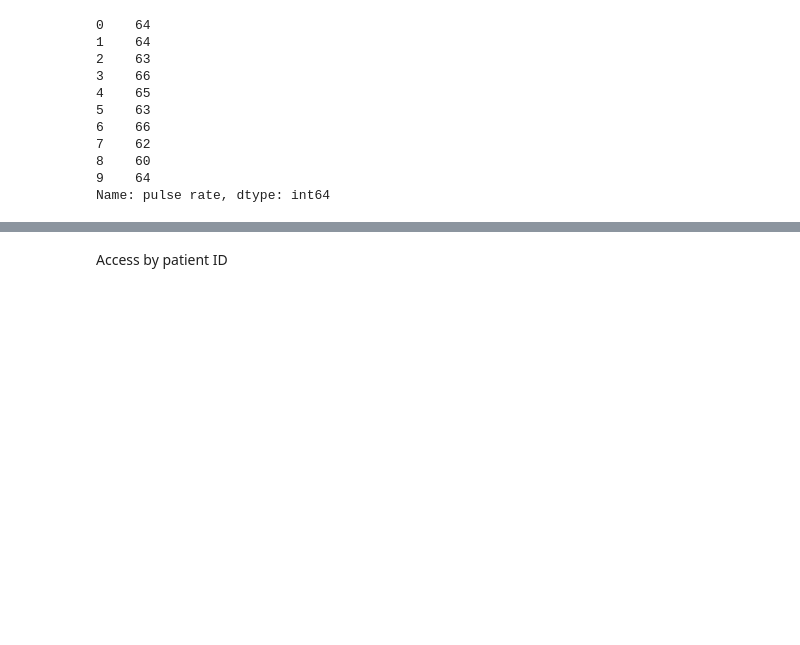
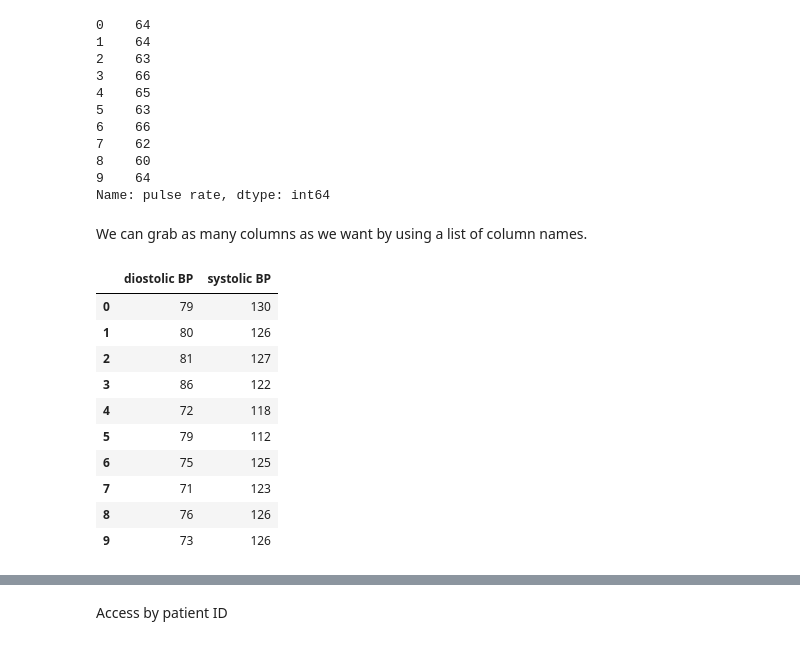
Before and after one commit to psychdatascience/FDS-CourseOne, a Jupyter notebook: tutorial022.ipynb, the cells around one changed output, grey strips where cells are left out. Saved outputs shown, nothing was run; the diff lists cells and outputs as text; code cells hidden in the pictures; blank space fills up the shorter version.

```diff
--- a/tutorial022.ipynb
+++ b/tutorial022.ipynb
@@ -204,3 +222,20 @@ our_df['pulse rate']
 8    60
 9    64
 Name: pulse rate, dtype: int64
+# %% [markdown]
+We can grab as many columns as we want by using a list of column names.
+# %%
+needed_cols = ['diostolic BP', 'systolic BP']   # make a list
+our_df[needed_cols]                             # use the list to grab columns
+# %% [output]
+|  | diostolic BP | systolic BP |
+| 0 | 79 | 130 |
+| 1 | 80 | 126 |
+| 2 | 81 | 127 |
+| 3 | 86 | 122 |
+| 4 | 72 | 118 |
+| 5 | 79 | 112 |
+| 6 | 75 | 125 |
+| 7 | 71 | 123 |
+| 8 | 76 | 126 |
+| 9 | 73 | 126 |
```
Also changed, not shown: parts of 51 cells of this notebook, 1 other file.
